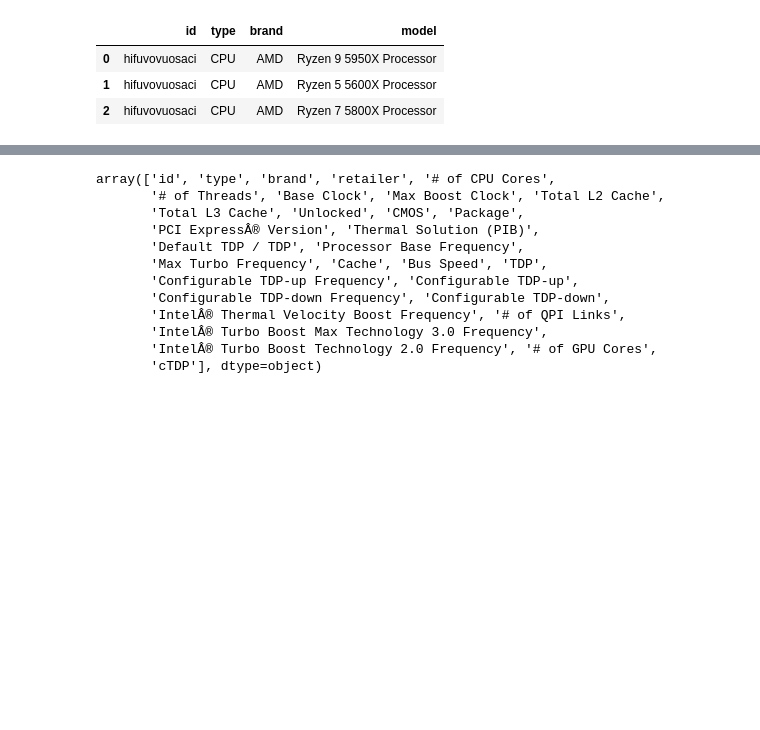
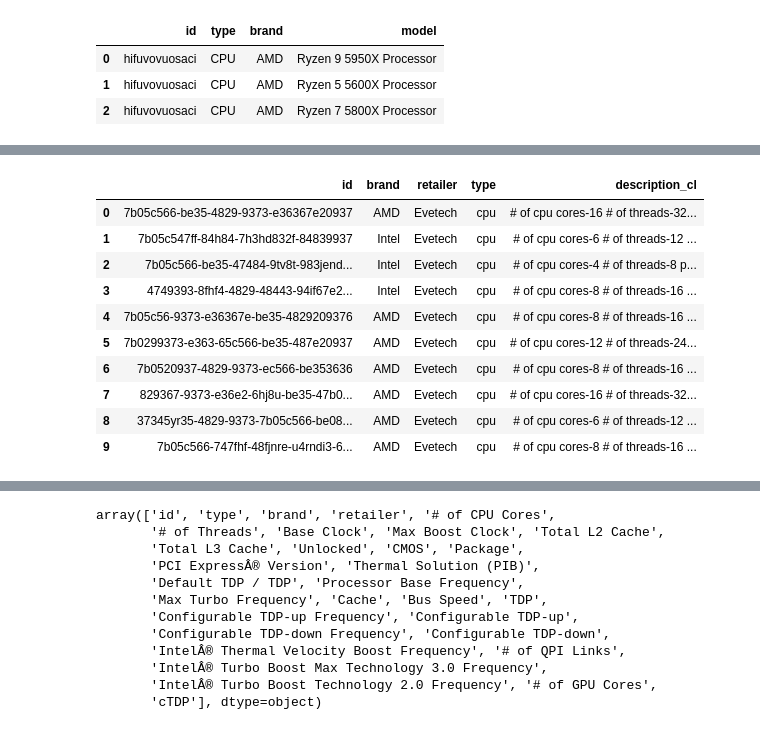
Before and after one commit to COS301-SE-2021/Silicon-Scraper, a Jupyter notebook: backend/recommendations/Recommender.ipynb, the cells around one changed output, grey strips where cells are left out. Cells and saved outputs as stored; diff of their text form; code cells hidden in the pictures; blank space fills up the shorter version.

Commit message:
refactor: changed clean data function

```diff
--- a/backend/recommendations/Recommender.ipynb
+++ b/backend/recommendations/Recommender.ipynb
@@ -56,3 +64,32 @@ wishlist_description
 | 0 | 16 | 32 | 3.4GHz | Up to 4.9GHz | 8MB | 64MB | Yes | ... |
 | 1 | 6 | 12 | 3.7GHz | Up to 4.6GHz | 3MB | 32MB | Yes | ... |
 | 2 | 8 | 16 | 3.8GHz | Up to 4.7GHz | 4MB | 32MB | Yes | ... |
+# %%
+#get all products in our database and their descriptions
+f = open('products.json')
+products = json.load(f)
+products_description = pd.DataFrame(products['products'])
+products_description.drop(['model','image', 'link', 'availability', 'price' ], axis=1, inplace=True)
+
+def clean_data(text):
+    #print(list(text))
+    final = [(x +"-" + str(y)).lower() for x,y in zip(list(text), list(text.values()))]
+    return "  ".join(final)
+#     text = text.lower()
+#     text = modify.sub("", text)
+
+products_description['description_cl'] = products_description['description'].apply(clean_data)
+products_description.drop(['description'], axis=1, inplace=True)
+products_description
+# %% [output]
+|  | id | brand | retailer | type | description_cl |
+| 0 | 7b05c566-be35-4829-9373-e36367e20937 | AMD | Evetech | cpu | # of cpu cores-16 # of threads-32... |
+| 1 | 7b05c547ff-84h84-7h3hd832f-84839937 | Intel | Evetech | cpu | # of cpu cores-6 # of threads-12 ... |
+| 2 | 7b05c566-be35-47484-9tv8t-983jend... | Intel | Evetech | cpu | # of cpu cores-4 # of threads-8 p... |
+| 3 | 4749393-8fhf4-4829-48443-94if67e2... | Intel | Evetech | cpu | # of cpu cores-8 # of threads-16 ... |
+| 4 | 7b05c56-9373-e36367e-be35-4829209376 | AMD | Evetech | cpu | # of cpu cores-8 # of threads-16 ... |
+| 5 | 7b0299373-e363-65c566-be35-487e20937 | AMD | Evetech | cpu | # of cpu cores-12 # of threads-24... |
+| 6 | 7b0520937-4829-9373-ec566-be353636 | AMD | Evetech | cpu | # of cpu cores-8 # of threads-16 ... |
+| 7 | 829367-9373-e36e2-6hj8u-be35-47b0... | AMD | Evetech | cpu | # of cpu cores-16 # of threads-32... |
+| 8 | 37345yr35-4829-9373-7b05c566-be08... | AMD | Evetech | cpu | # of cpu cores-6 # of threads-12 ... |
+| 9 | 7b05c566-747fhf-48fjnre-u4rndi3-6... | AMD | Evetech | cpu | # of cpu cores-8 # of threads-16 ... |
```
Also changed, not shown: parts of 6 cells of this notebook, 3 other files.
